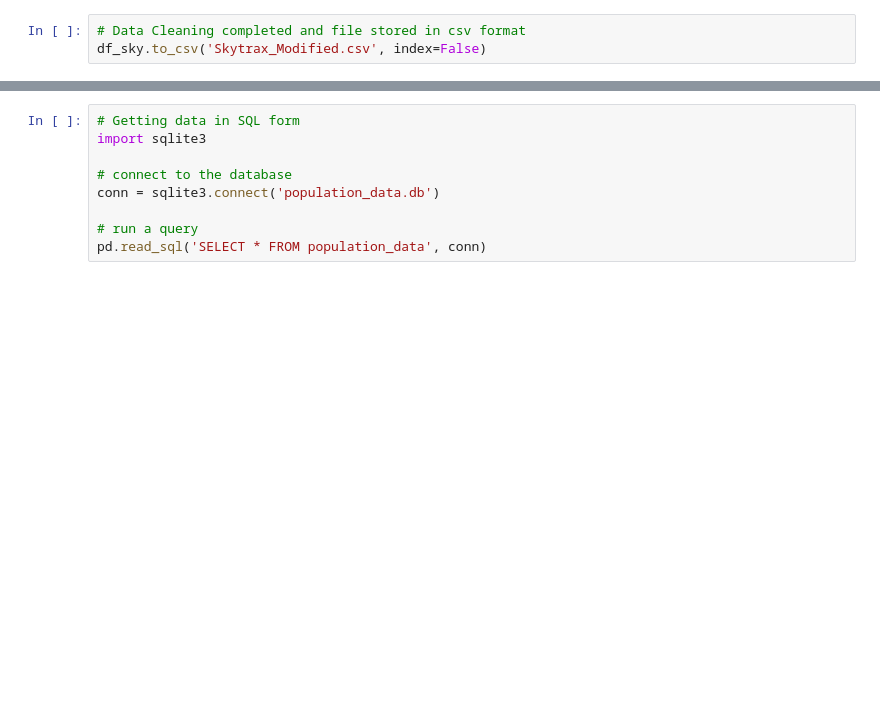
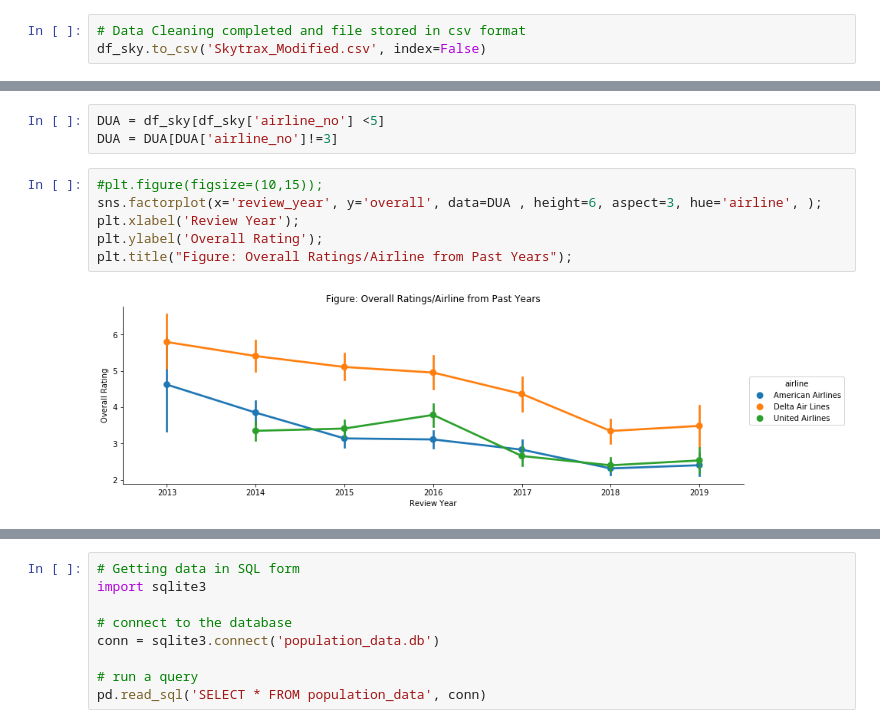
Before and after one commit to Minsifye/US-Airlines-Data-Analysis, a Jupyter notebook: Skytrax_Data_Analysis.ipynb, the cells around one changed output, grey strips where cells are left out. Saved outputs shown, nothing was run; the diff lists cells and outputs as text; blank space fills up the shorter version.

```diff
--- a/Skytrax_Data_Analysis.ipynb
+++ b/Skytrax_Data_Analysis.ipynb
@@ -460,0 +522,11 @@ df_sky.to_csv('Skytrax_Modified.csv', index=False)
+# %%
+DUA = df_sky[df_sky['airline_no'] <5]
+DUA = DUA[DUA['airline_no']!=3]
+# %%
+#plt.figure(figsize=(10,15));
+sns.factorplot(x='review_year', y='overall', data=DUA , height=6, aspect=3, hue='airline', );
+plt.xlabel('Review Year');
+plt.ylabel('Overall Rating');
+plt.title("Figure: Overall Ratings/Airline from Past Years");
+# %% [output]
+[figure, added]
```
Also changed, not shown: parts of 29 cells of this notebook.
